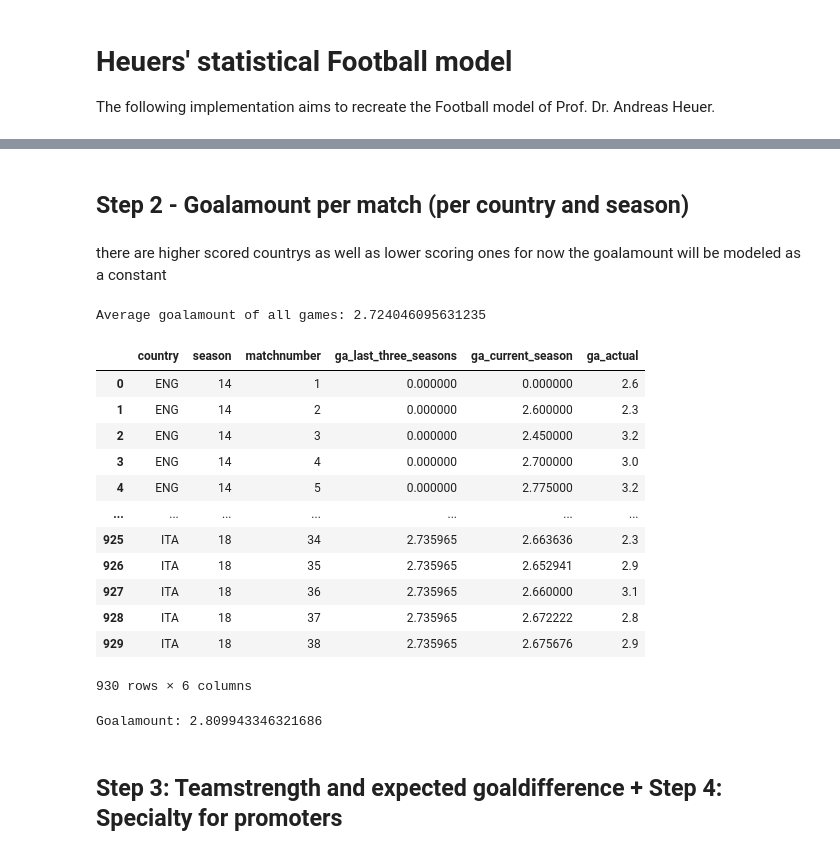
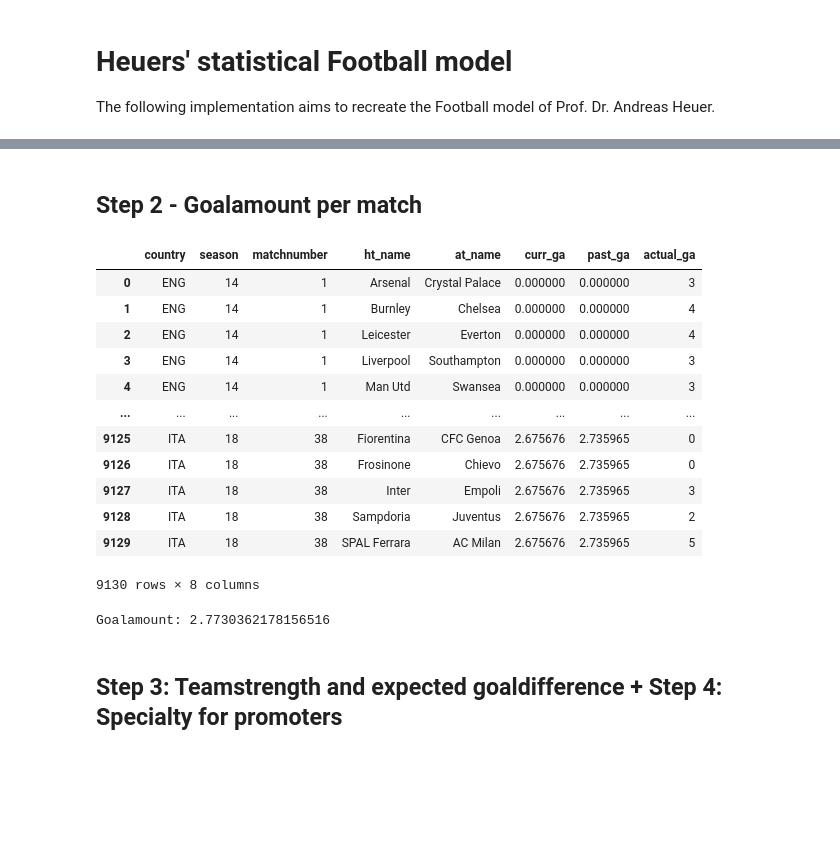
Before and after one commit to LUKEx76/football_prediction, a Jupyter notebook: heuer_model/heuer.ipynb, the cells around one changed output, grey strips where cells are left out. Saved outputs shown, nothing was run; the diff lists cells and outputs as text; code cells hidden in the pictures; blank space fills up the shorter version.

```diff
--- a/heuer_model/heuer.ipynb
+++ b/heuer_model/heuer.ipynb
@@ -124,62 +93,51 @@ MatchNo 34 0.4915748773366578
 # %% [markdown]
-## Step 2 - Goalamount per match (per country and season)
+## Step 2 - Goalamount per match
-# %% [markdown]
-there are higher scored countrys as well as lower scoring ones
-for now the goalamount will be modeled as a constant
-# %%
-df_goalamount = pd.read_csv('data/plot_goalamount.csv', sep=';')
-avg_goalamount = np.sum(df_goalamount["goalamount"]) / NUM_OF_SEASONS
-print("Average goalamount of all games:", avg_goalamount)
-# %% [output]
-Average goalamount of all games: 2.724046095631235
 # %%
 df_country_season_goalamount = pd.read_csv(
-    "data/country_season_goalamount.csv", sep=";")
+    "data/ga.csv", sep=";")
 
 df_country_season_goalamount
 # %% [output]
-|  | country | season | matchnumber | ga_last_three_seasons | ga_current_season | ga_actual |
-| 0 | ENG | 14 | 1 | 0.000000 | 0.000000 | 2.6 |
-| 1 | ENG | 14 | 2 | 0.000000 | 2.600000 | 2.3 |
-| 2 | ENG | 14 | 3 | 0.000000 | 2.450000 | 3.2 |
-| 3 | ENG | 14 | 4 | 0.000000 | 2.700000 | 3.0 |
-| 4 | ENG | 14 | 5 | 0.000000 | 2.775000 | 3.2 |
-| ... | ... | ... | ... | ... | ... | ... |
-| 925 | ITA | 18 | 34 | 2.735965 | 2.663636 | 2.3 |
-| 926 | ITA | 18 | 35 | 2.735965 | 2.652941 | 2.9 |
-| 927 | ITA | 18 | 36 | 2.735965 | 2.660000 | 3.1 |
-| 928 | ITA | 18 | 37 | 2.735965 | 2.672222 | 2.8 |
-| 929 | ITA | 18 | 38 | 2.735965 | 2.675676 | 2.9 |
+|  | country | season | matchnumber | ht_name | at_name | curr_ga | past_ga | actual_ga |
+| 0 | ENG | 14 | 1 | Arsenal | Crystal Palace | 0.000000 | 0.000000 | 3 |
+| 1 | ENG | 14 | 1 | Burnley | Chelsea | 0.000000 | 0.000000 | 4 |
+| 2 | ENG | 14 | 1 | Leicester | Everton | 0.000000 | 0.000000 | 4 |
+| 3 | ENG | 14 | 1 | Liverpool | Southampton | 0.000000 | 0.000000 | 3 |
+| 4 | ENG | 14 | 1 | Man Utd | Swansea | 0.000000 | 0.000000 | 3 |
+| ... | ... | ... | ... | ... | ... | ... | ... | ... |
+| 9125 | ITA | 18 | 38 | Fiorentina | CFC Genoa | 2.675676 | 2.735965 | 0 |
+| 9126 | ITA | 18 | 38 | Frosinone | Chievo | 2.675676 | 2.735965 | 0 |
+| 9127 | ITA | 18 | 38 | Inter | Empoli | 2.675676 | 2.735965 | 3 |
+| 9128 | ITA | 18 | 38 | Sampdoria | Juventus | 2.675676 | 2.735965 | 2 |
+| 9129 | ITA | 18 | 38 | SPAL Ferrara | AC Milan | 2.675676 | 2.735965 | 5 |
-930 rows × 6 columns
+9130 rows × 8 columns
 # %%
 @lru_cache(maxsize=None)
 def h_country_season_goalamount(country, season, matchnumber):
     if season == 14 and matchnumber == 1:
-        return avg_goalamount
+        return AVG_GA
 
     sub_df = df_country_season_goalamount.query(
-        f"country == '{country}' and season < {season} or (season == {season} and matchnumber < {matchnumber})")
+        f"season < {season} or (season == {season} and matchnumber < {matchnumber})")
 
-    X = sub_df[["ga_last_three_seasons",
-                "ga_current_season"]].values  # no bias
-    y = sub_df["ga_actual"].values
+    X = sub_df[["past_ga",
+                "curr_ga"]].values
+    y = sub_df["actual_ga"].values
 
-    # w = closed_form_solution(X, y)
     model = LinearRegression(positive=True).fit(X, y)
     # print("COEF | INTERCEPT",model.coef_, "-",model.intercept_)
 
     input_df = df_country_season_goalamount.query(
         f"country == '{country}' and season == {season} and matchnumber == {matchnumber}")
-    input = input_df[["ga_last_three_seasons",
-                    "ga_current_season"]].values
+    input = input_df[["past_ga",
+                      "curr_ga"]].values
 
-    # return np.dot(w, input.T)[0]
     return model.predict(input)[0]
 
 
 print("Goalamount:", h_country_season_goalamount("GER", 18, 18))
 # %% [output]
-Goalamount: 2.809943346321686
+Goalamount: 2.7730362178156516
 # %% [markdown]
 ## Step 3: Teamstrength and expected goaldifference + Step 4: Specialty for promoters
 # %%
```
Also changed, not shown: parts of 9 cells of this notebook, 12 other files.
